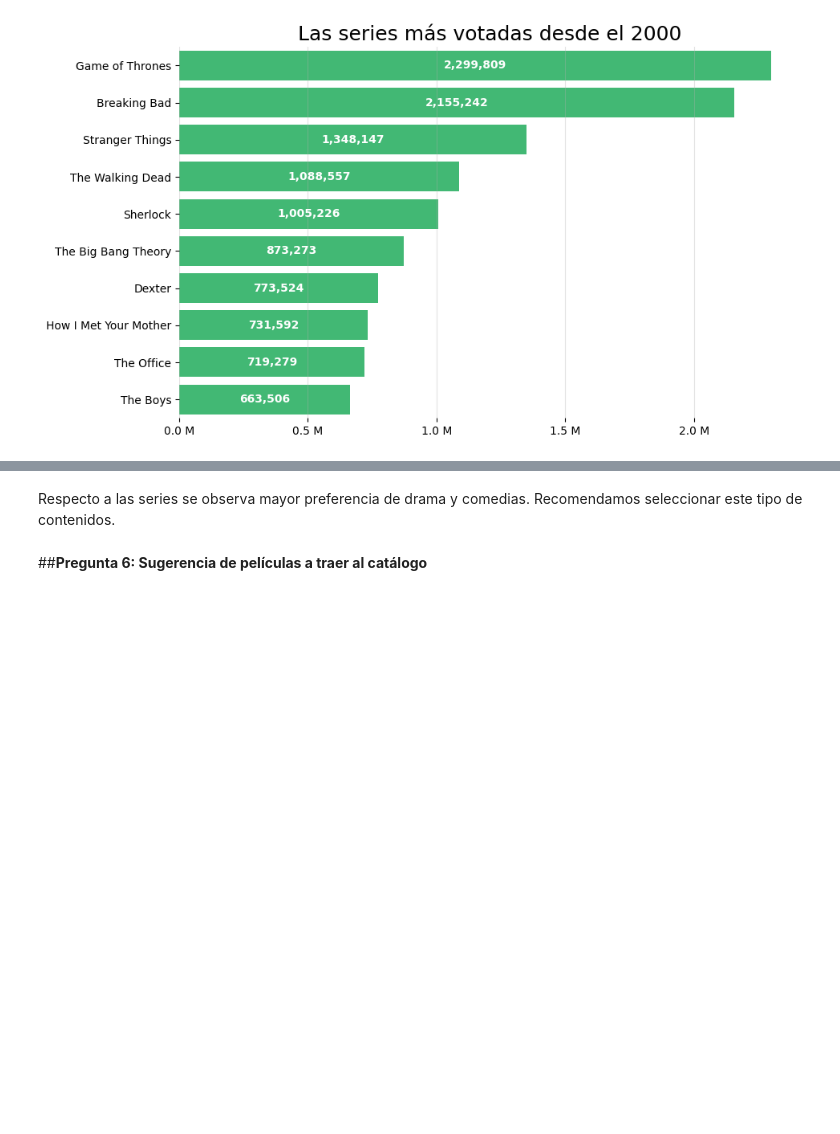
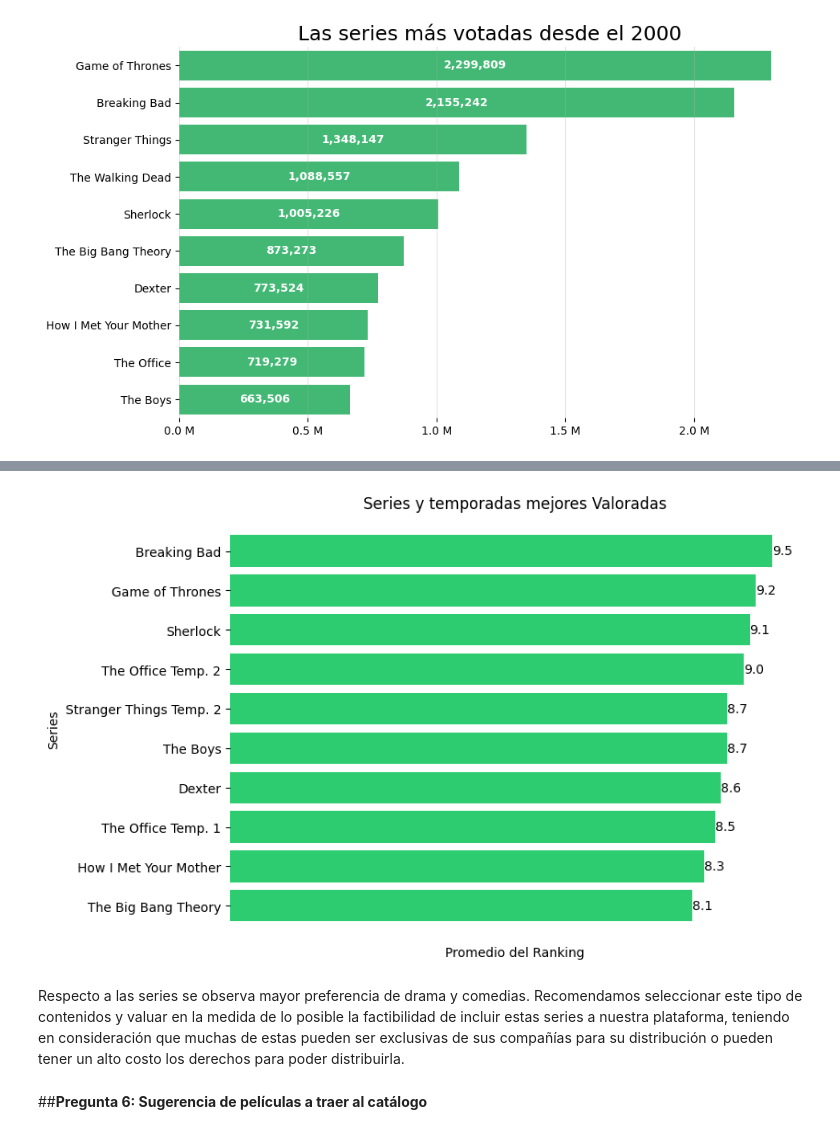
Before and after one commit to luceldasilva/Movie_Analysis, a Jupyter notebook: Movie_Analysis_EDA.ipynb, the cells around one changed output, grey strips where cells are left out. Saved outputs shown, nothing was run; the diff lists cells and outputs as text; code cells hidden in the pictures; blank space fills up the shorter version.

```diff
--- a/Movie_Analysis_EDA.ipynb
+++ b/Movie_Analysis_EDA.ipynb
@@ -1191,8 +1228,45 @@ Wall time: 29.5 ms
 | 41260 | The Office Temp. 2 | 2005 | Comedy | 9.00 | 719279.00 |
 | 325767 | The Office Temp. 3 | 2019 | Comedy | 5.70 | 5843.00 |
 | 137655 | The Walking Dead | 2010 | Drama,Horror,Thriller | 8.10 | 1088557.00 |
+# %%
+df_gen_tvSeries_ordenado = df_gen_tvSeries.sort_values(
+    by="averageRating", ascending=False
+)
+
+filtrado_tvSeries_ordenado = (
+    df_gen_tvSeries_ordenado
+    .iloc[:10, :]
+    .loc[:, ["Title", "averageRating"]]
+    .set_index("Title")
+)
+
+
+plt.figure(figsize=(8, 6))
+plt.barh(
+    filtrado_tvSeries_ordenado.index,
+    filtrado_tvSeries_ordenado["averageRating"],
+    color="#2ECC71",
+)
+plt.xlabel("Promedio del Ranking")
+plt.ylabel("Series")
+plt.title("Series y temporadas mejores Valoradas")
+
+for index, value in enumerate(filtrado_tvSeries_ordenado["averageRating"]):
+    plt.text(value, index, f"{value:.1f}", va="center")
+
+plt.xticks([])
+plt.gca().spines["top"].set_visible(False)
+plt.gca().spines["right"].set_visible(False)
+plt.gca().spines["bottom"].set_visible(False)
+plt.gca().spines["left"].set_visible(False)
+plt.gca().invert_yaxis()
+
+save_plot('insight_5_part_2')
+plt.show()
+# %% [output]
+[figure, added]
 # %% [markdown]
-Respecto a las series se observa mayor preferencia de drama y comedias. Recomendamos seleccionar este tipo de contenidos.
+Respecto a las series se observa mayor preferencia de drama y comedias. Recomendamos seleccionar este tipo de contenidos y valuar en la medida de lo posible la factibilidad de incluir estas series a nuestra plataforma, teniendo en consideración que muchas de estas pueden ser exclusivas de sus compañías para su distribución o pueden tener un alto costo los derechos para poder distribuirla.
 # %% [markdown]
 ##**Pregunta 6: Sugerencia de películas a traer al catálogo**
 # %%
```
Also changed, not shown: parts of 21 cells of this notebook.
